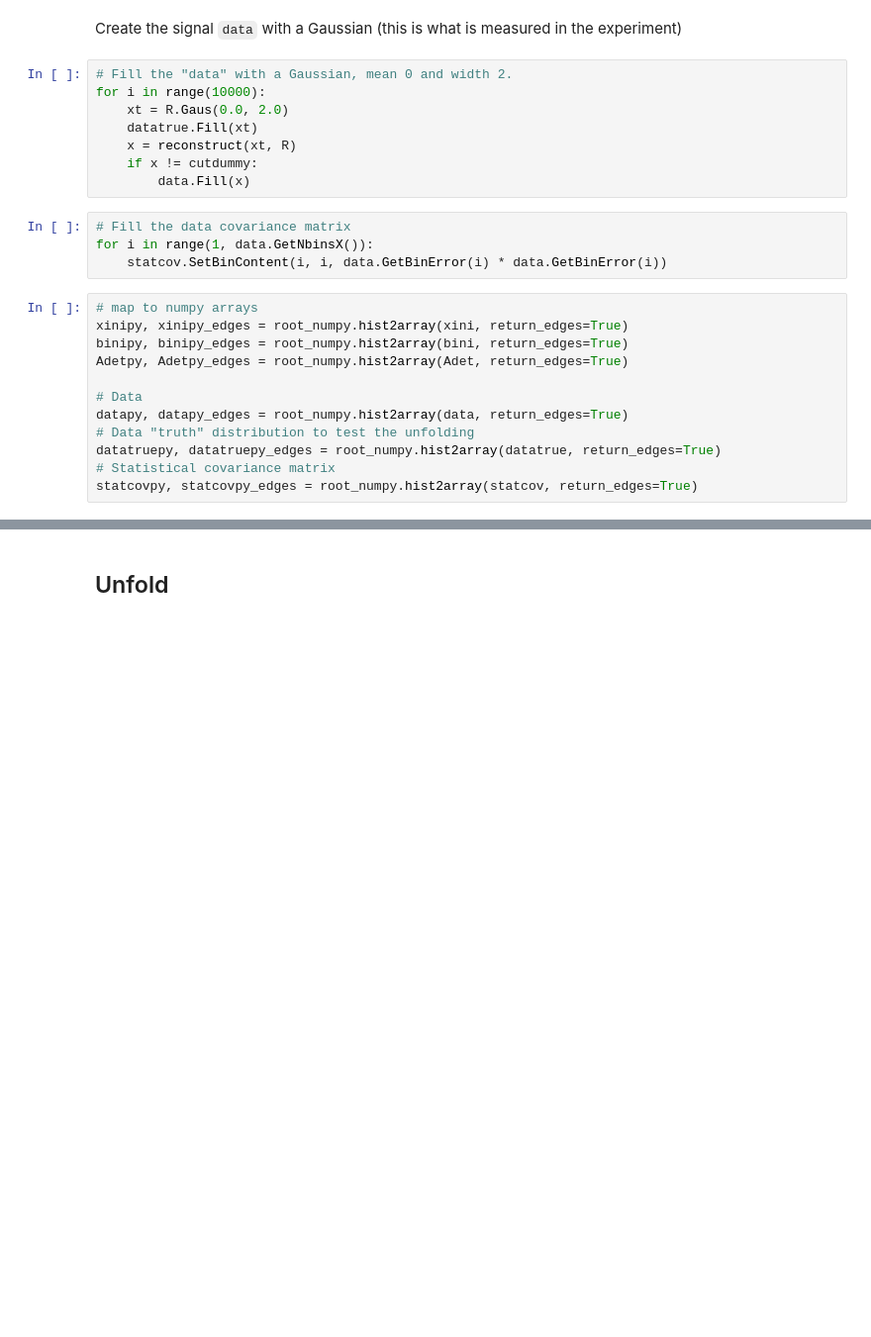
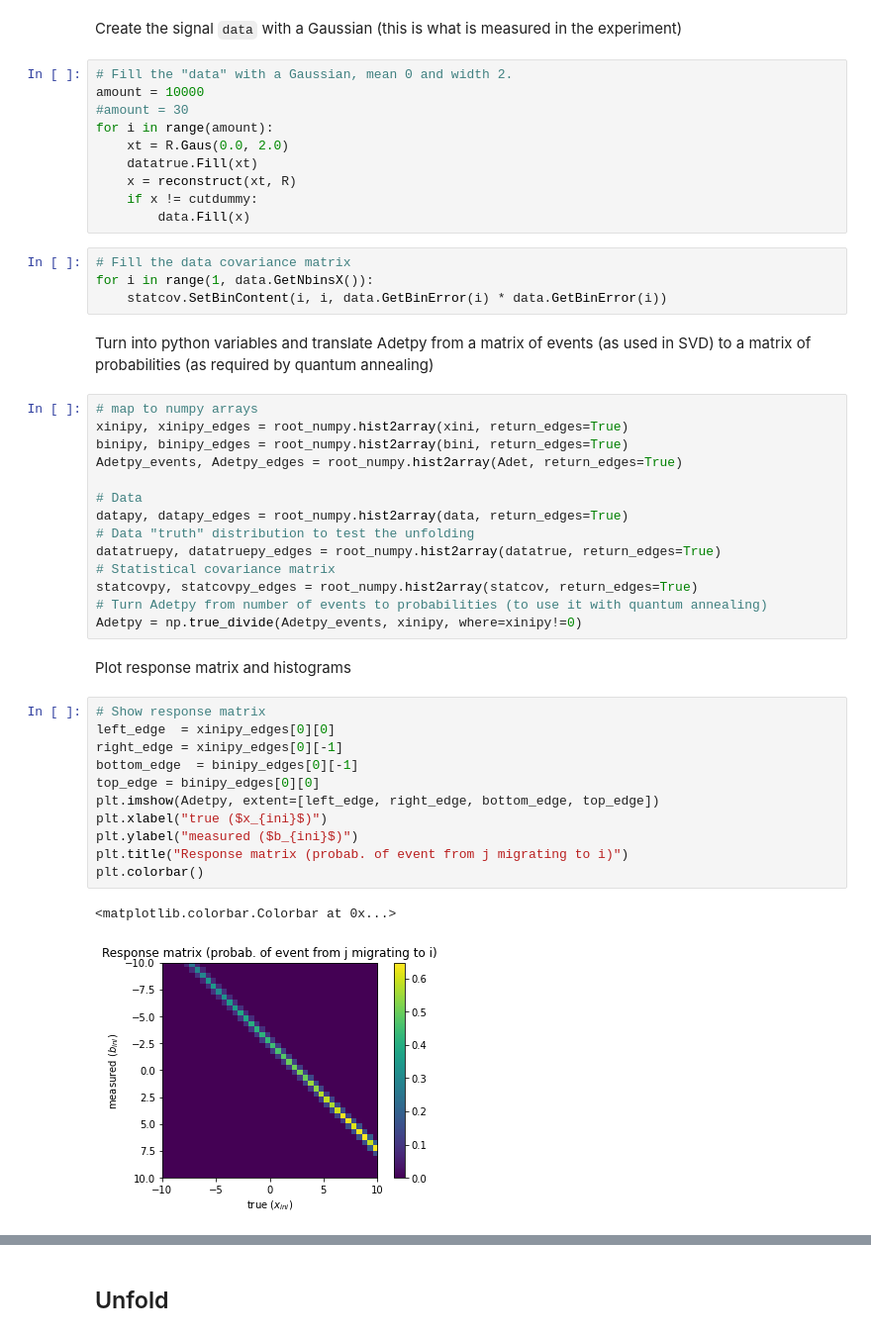
Before and after one commit to peguerosdc/unfolding_benchmark, a Jupyter notebook: example - simulated annealing.ipynb, the cells around one changed output, grey strips where cells are left out. Shown at 99% size. Saved outputs shown, nothing was run; the diff lists cells and outputs as text; blank space fills up the shorter version.

```diff
--- a/example - simulated annealing.ipynb
+++ b/example - simulated annealing.ipynb
@@ -70,7 +77,9 @@ for i in range(100000):
 Create the signal `data` with a Gaussian (this is what is measured in the experiment)
 # %%
 # Fill the "data" with a Gaussian, mean 0 and width 2.
-for i in range(10000):
+amount = 10000
+#amount = 30
+for i in range(amount):
     xt = R.Gaus(0.0, 2.0)
     datatrue.Fill(xt)
     x = reconstruct(xt, R)
@@ -80,11 +89,13 @@ for i in range(10000):
 # Fill the data covariance matrix
 for i in range(1, data.GetNbinsX()):
     statcov.SetBinContent(i, i, data.GetBinError(i) * data.GetBinError(i))
+# %% [markdown]
+Turn into python variables and translate Adetpy from a matrix of events (as used in SVD) to a matrix of probabilities (as required by quantum annealing)
 # %%
 # map to numpy arrays
 xinipy, xinipy_edges = root_numpy.hist2array(xini, return_edges=True)
 binipy, binipy_edges = root_numpy.hist2array(bini, return_edges=True)
-Adetpy, Adetpy_edges = root_numpy.hist2array(Adet, return_edges=True)
+Adetpy_events, Adetpy_edges = root_numpy.hist2array(Adet, return_edges=True)
 
 # Data
 datapy, datapy_edges = root_numpy.hist2array(data, return_edges=True)
@@ -92,3 +103,21 @@ datapy, datapy_edges = root_numpy.hist2array(data, return_edges=True)
 datatruepy, datatruepy_edges = root_numpy.hist2array(datatrue, return_edges=True)
 # Statistical covariance matrix
 statcovpy, statcovpy_edges = root_numpy.hist2array(statcov, return_edges=True)
+# Turn Adetpy from number of events to probabilities (to use it with quantum annealing)
+Adetpy = np.true_divide(Adetpy_events, xinipy, where=xinipy!=0)
+# %% [markdown]
+Plot response matrix and histograms
+# %%
+# Show response matrix
+left_edge  = xinipy_edges[0][0]
+right_edge = xinipy_edges[0][-1]
+bottom_edge  = binipy_edges[0][-1]
+top_edge = binipy_edges[0][0]
+plt.imshow(Adetpy, extent=[left_edge, right_edge, bottom_edge, top_edge])
+plt.xlabel("true ($x_{ini}$)")
+plt.ylabel("measured ($b_{ini}$)")
+plt.title("Response matrix (probab. of event from j migrating to i)")
+plt.colorbar()
+# %% [output]
+<matplotlib.colorbar.Colorbar at 0x...>
+[figure, added]
```
Also changed, not shown: parts of 8 cells of this notebook.
